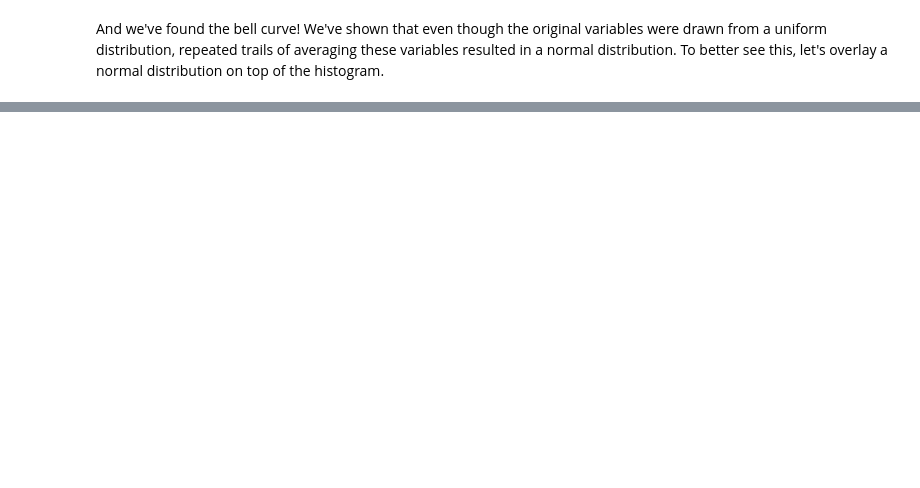
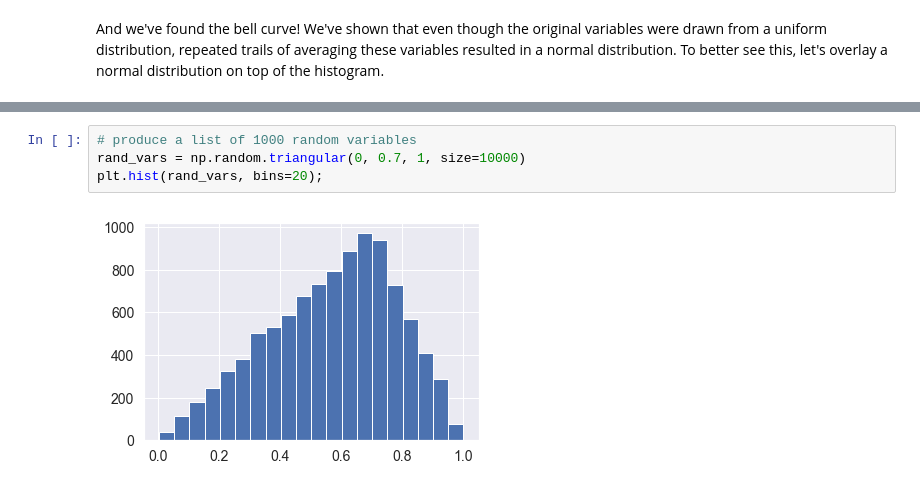
Before and after one commit to RPGroup-PBoC/be262, a Jupyter notebook: code/central_limit_theorem.ipynb, the cells around one changed output, grey strips where cells are left out. Saved outputs shown, nothing was run; the diff lists cells and outputs as text; blank space fills up the shorter version.

```diff
--- a/code/central_limit_theorem.ipynb
+++ b/code/central_limit_theorem.ipynb
@@ -94,0 +104,6 @@ Definitely looks normal!
+# %%
+# produce a list of 1000 random variables
+rand_vars = np.random.triangular(0, 0.7, 1, size=10000)
+plt.hist(rand_vars, bins=20);
+# %% [output]
+[figure, added]
```
Also changed, not shown: parts of 19 cells of this notebook, 4 other files.
